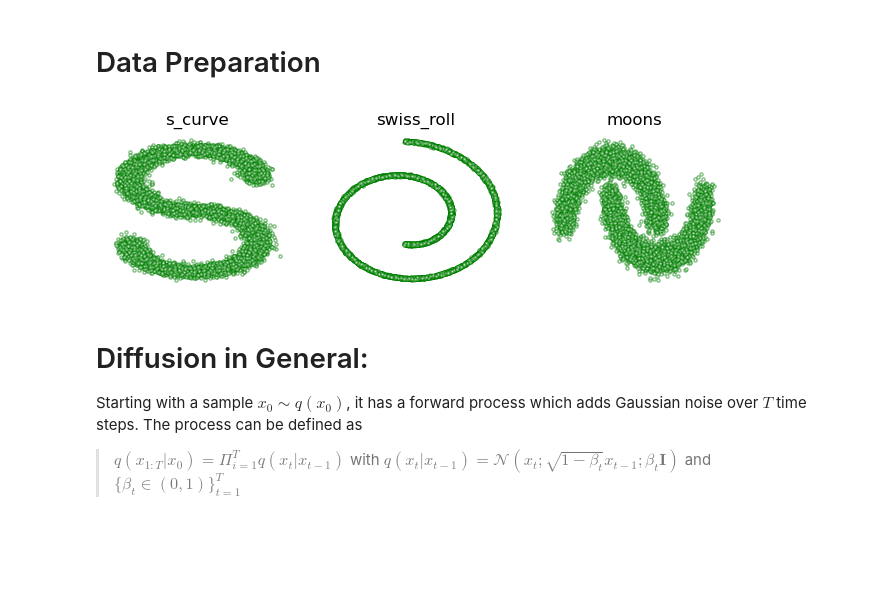
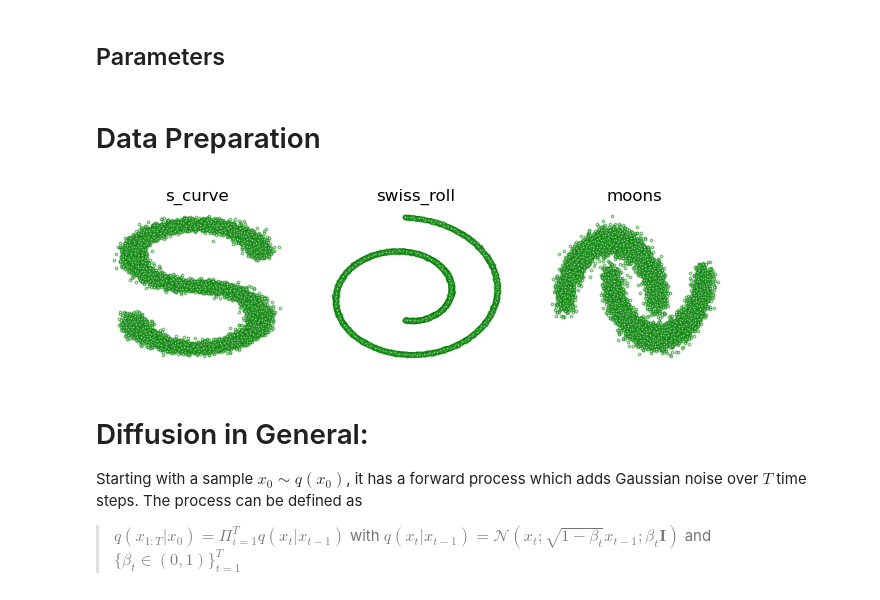
Before and after one commit to Fritschek/MinDiffusion, a Jupyter notebook: MinDiffusionNotebook.ipynb, the cells around one changed output. Drawn from its saved outputs; the diff is of its cells as text; code cells hidden in the pictures; blank space fills up the shorter version.

```diff
--- a/MinDiffusionNotebook.ipynb
+++ b/MinDiffusionNotebook.ipynb
@@ -8,3 +8,5 @@ import torch.nn.functional as F
 import torch.optim as optim
 import matplotlib.pyplot as plt
 from sklearn.datasets import make_swiss_roll, make_s_curve, make_moons
+# %% [markdown]
+## Parameters
@@ -13,18 +21,18 @@ from sklearn.datasets import make_swiss_roll, make_s_curve, make_moons
 # %%
 
 datasets = {
     "s_curve": make_s_curve(10**4, noise=0.1)[0][:, [0, 2]] / 10.0,
     "swiss_roll": make_swiss_roll(10**4, noise=0.1)[0][:, [0, 2]] / 10.0,
     "moons": make_moons(10**4, noise=0.1)[0]
 }
 
 fig, axes = plt.subplots(1, 3, figsize=(8, 2))
 for ax, (name, data) in zip(axes, datasets.items()):
-    ax.scatter(*data.T, alpha=0.5, color='white', edgecolor='green', s=5)
+    ax.scatter(*data.T, alpha=0.5, color='white', edgecolor='green', s=3)
     ax.axis('off')
     ax.set_title(name)
 # %% [output]
-[figure, old version]
+[figure, new version]
 # %% [markdown]
 # Diffusion in General:
 
```
Also changed, not shown: parts of 8 cells of this notebook.
